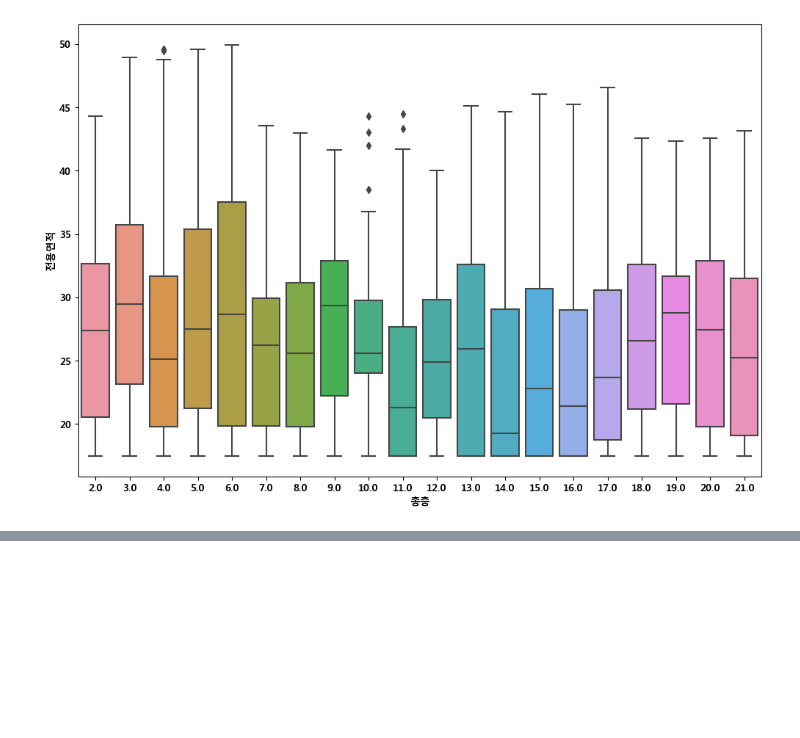
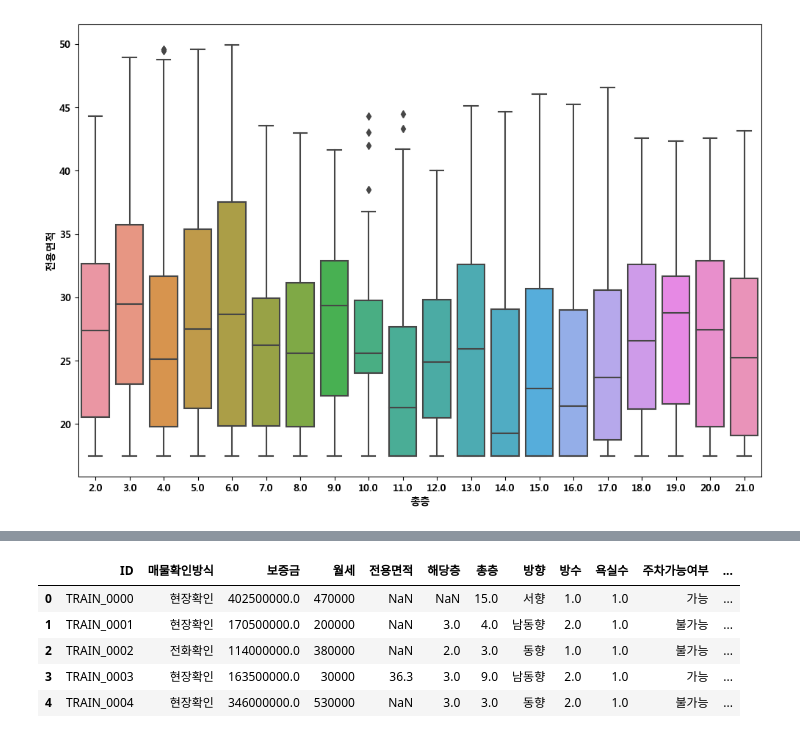
Before and after one commit to Salamamder/project_jericho, a Jupyter notebook: 전처리 전용.ipynb, the cells around one changed output, grey strips where cells are left out. Saved outputs shown, nothing was run; the diff lists cells and outputs as text; code cells hidden in the pictures; blank space fills up the shorter version.

```diff
--- a/전처리 전용.ipynb
+++ b/전처리 전용.ipynb
@@ -395,0 +1165,9 @@ sns.boxplot(data = train, x='총층', y='전용면적')
+# %%
+train.head()
+# %% [output]
+|  | ID | 매물확인방식 | 보증금 | 월세 | 전용면적 | 해당층 | 총층 | 방향 | 방수 | 욕실수 | 주차가능여부 | ... |
+| 0 | TRAIN_0000 | 현장확인 | 402500000.0 | 470000 | NaN | NaN | 15.0 | 서향 | 1.0 | 1.0 | 가능 | ... |
+| 1 | TRAIN_0001 | 현장확인 | 170500000.0 | 200000 | NaN | 3.0 | 4.0 | 남동향 | 2.0 | 1.0 | 불가능 | ... |
+| 2 | TRAIN_0002 | 전화확인 | 114000000.0 | 380000 | NaN | 2.0 | 3.0 | 동향 | 1.0 | 1.0 | 불가능 | ... |
+| 3 | TRAIN_0003 | 현장확인 | 163500000.0 | 30000 | 36.3 | 3.0 | 9.0 | 남동향 | 2.0 | 1.0 | 가능 | ... |
+| 4 | TRAIN_0004 | 현장확인 | 346000000.0 | 530000 | NaN | 3.0 | 3.0 | 동향 | 2.0 | 1.0 | 불가능 | ... |
```
Also changed, not shown: parts of 36 cells of this notebook, 8 other files.
